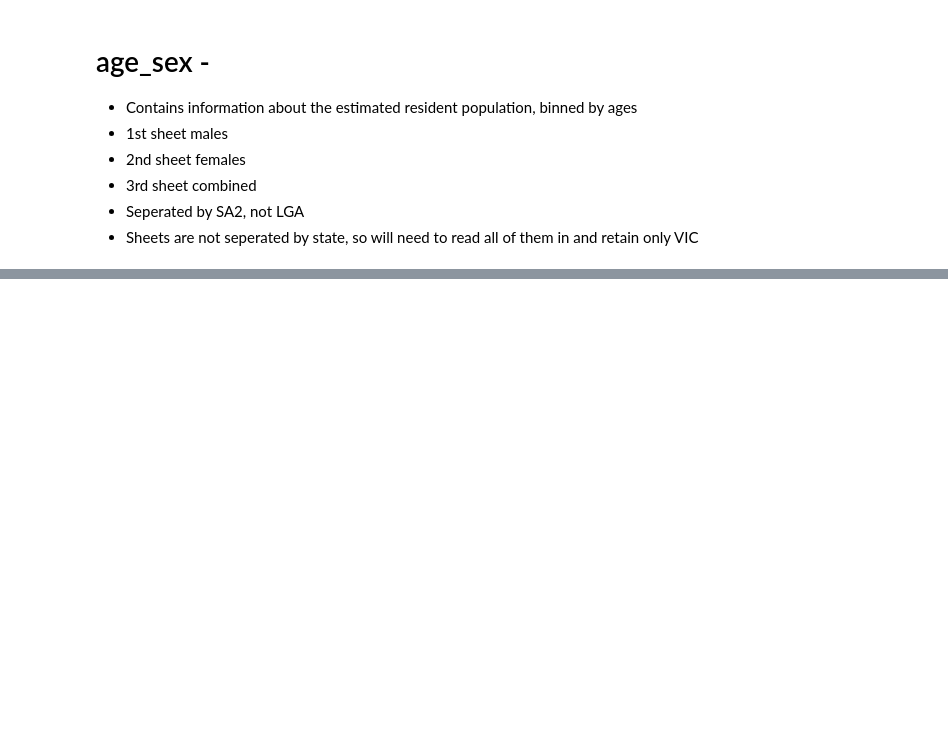
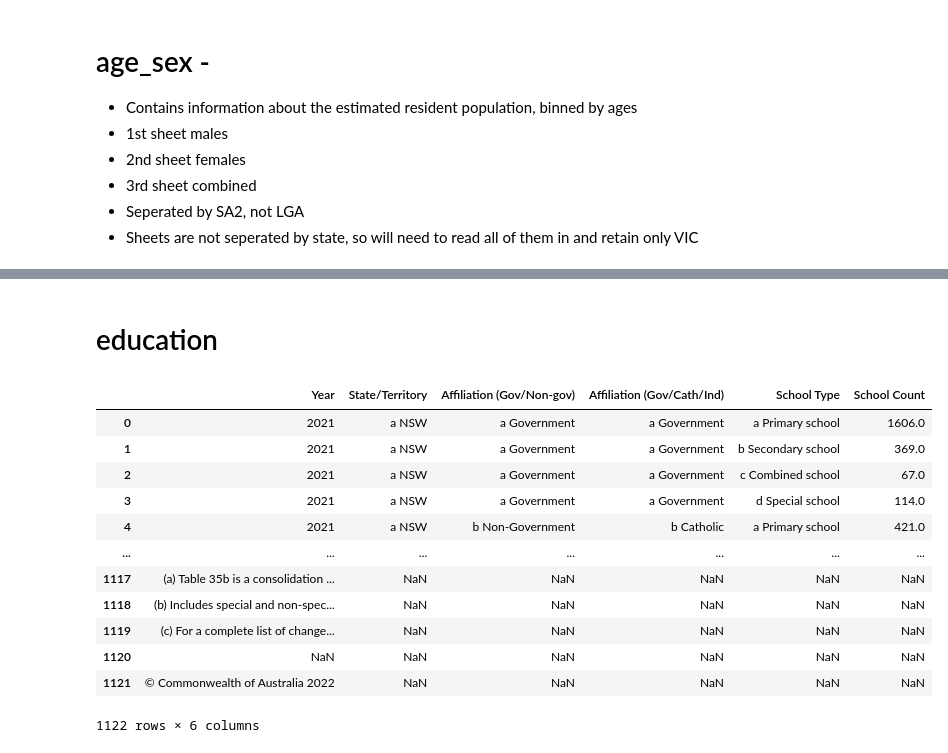
Before and after one commit to MAST30034-Applied-Data-Science/generic-real-estate-consulting-project-group-59, a Jupyter notebook: scripts/ABS_data.ipynb, the cells around one changed output, grey strips where cells are left out. Saved outputs shown, nothing was run; the diff lists cells and outputs as text; code cells hidden in the pictures; blank space fills up the shorter version.

```diff
--- a/scripts/ABS_data.ipynb
+++ b/scripts/ABS_data.ipynb
@@ -164,0 +139,20 @@ male_age
+# %% [markdown]
+# education
+# %%
+df = pd.read_excel('../data/raw/abs_data/education.xlsx', sheet_name = 3, skiprows = 4)
+# %%
+df
+# %% [output]
+|  | Year | State/Territory | Affiliation (Gov/Non-gov) | Affiliation (Gov/Cath/Ind) | School Type | School Count |
+| 0 | 2021 | a NSW | a Government | a Government | a Primary school | 1606.0 |
+| 1 | 2021 | a NSW | a Government | a Government | b Secondary school | 369.0 |
+| 2 | 2021 | a NSW | a Government | a Government | c Combined school | 67.0 |
+| 3 | 2021 | a NSW | a Government | a Government | d Special school | 114.0 |
+| 4 | 2021 | a NSW | b Non-Government | b Catholic | a Primary school | 421.0 |
+| ... | ... | ... | ... | ... | ... | ... |
+| 1117 | (a) Table 35b is a consolidation ... | NaN | NaN | NaN | NaN | NaN |
+| 1118 | (b) Includes special and non-spec... | NaN | NaN | NaN | NaN | NaN |
+| 1119 | (c) For a complete list of change... | NaN | NaN | NaN | NaN | NaN |
+| 1120 | NaN | NaN | NaN | NaN | NaN | NaN |
+| 1121 | © Commonwealth of Australia 2022 | NaN | NaN | NaN | NaN | NaN |
+1122 rows × 6 columns
```
Also changed, not shown: parts of 10 cells of this notebook.
